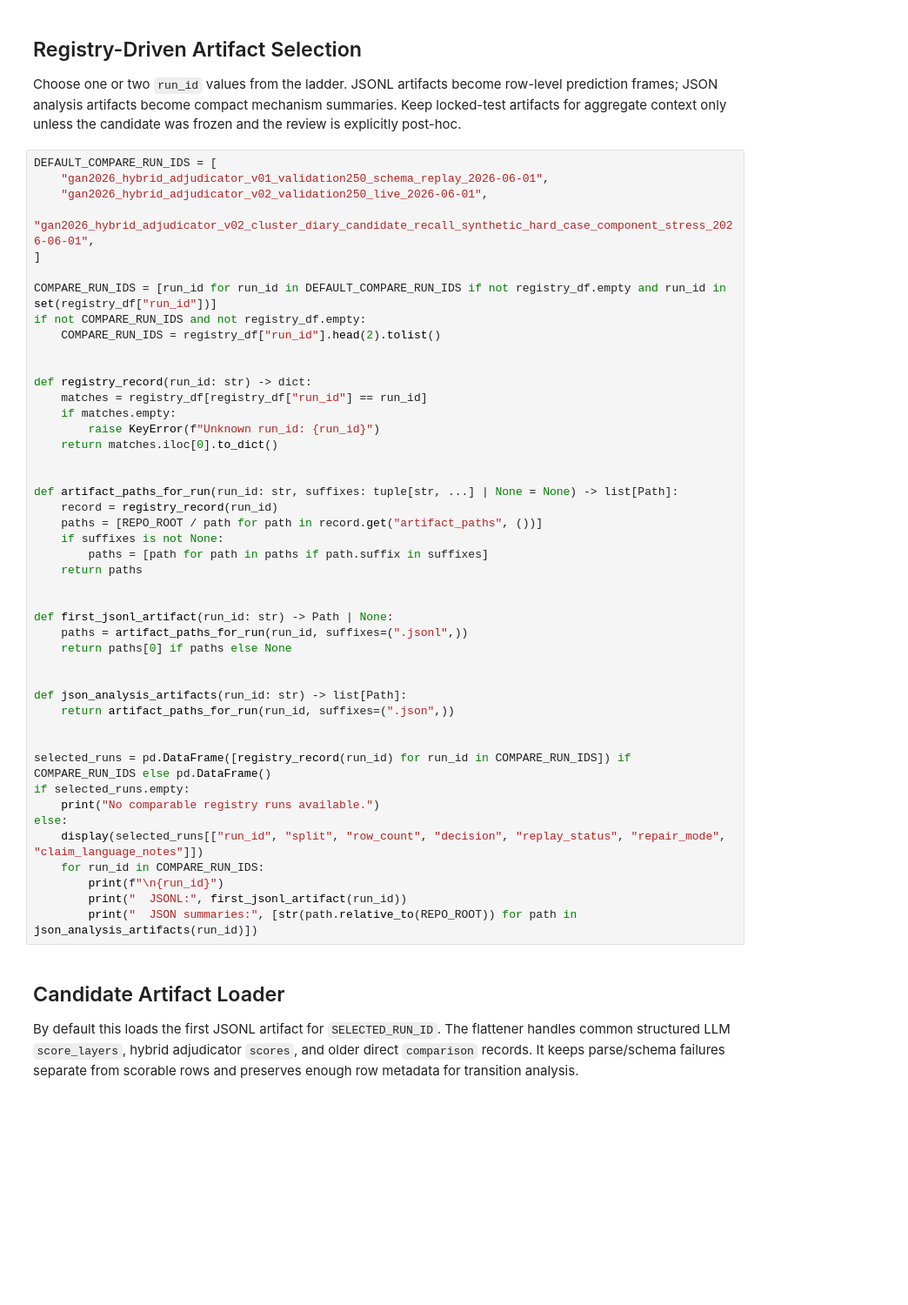
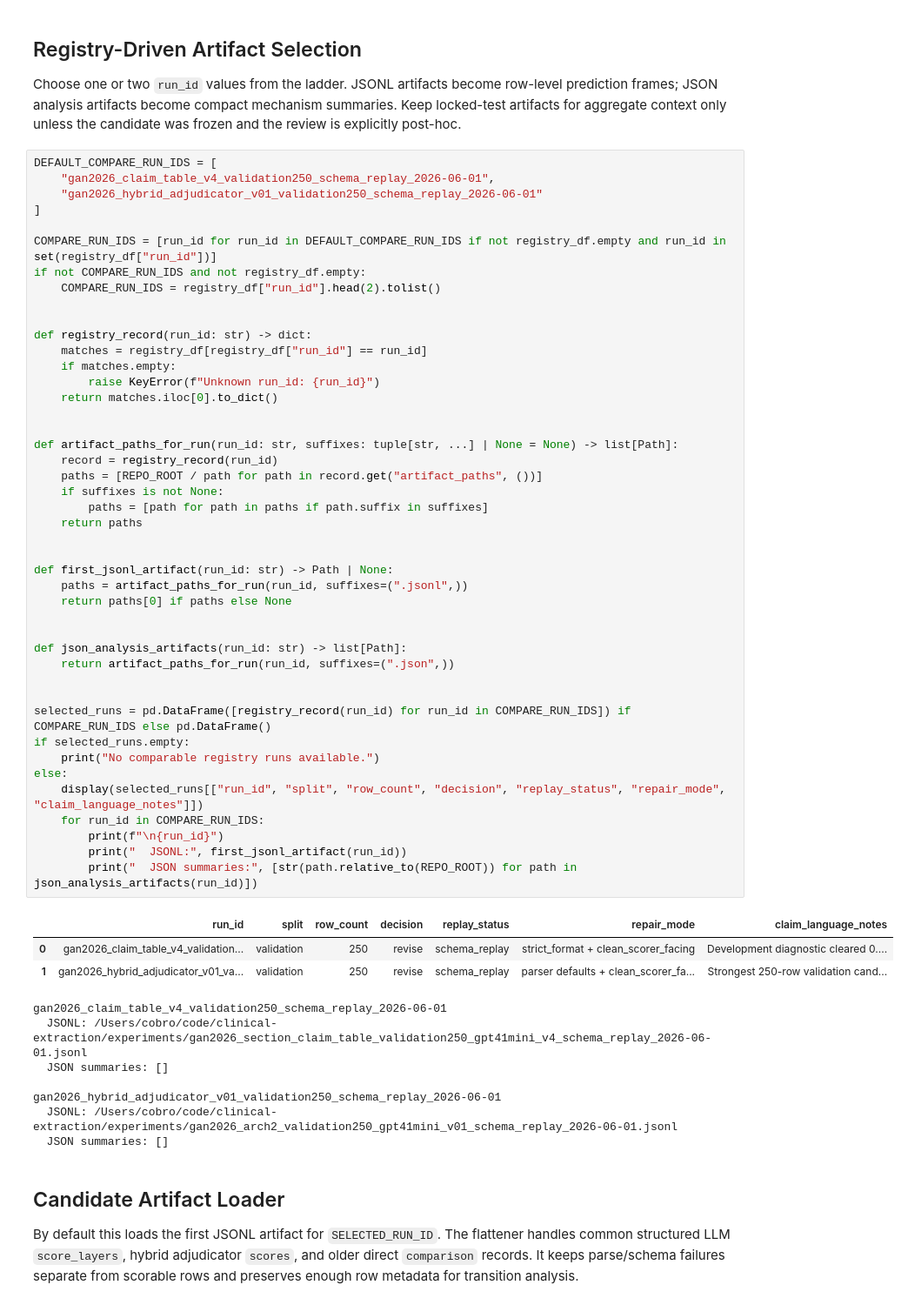
Before and after one commit to cbrown564-alt/clinical_extraction, a Jupyter notebook: notebooks/gan2026_living_observatory.ipynb, the cells around one changed output. Shown at 87% size. Drawn from its saved outputs; the diff is of its cells as text; blank space fills up the shorter version.

```diff
--- a/notebooks/gan2026_living_observatory.ipynb
+++ b/notebooks/gan2026_living_observatory.ipynb
@@ -363,9 +377,8 @@ else:
 Choose one or two `run_id` values from the ladder. JSONL artifacts become row-level prediction frames; JSON analysis artifacts become compact mechanism summaries. Keep locked-test artifacts for aggregate context only unless the candidate was frozen and the review is explicitly post-hoc.
 # %%
 DEFAULT_COMPARE_RUN_IDS = [
-    "gan2026_hybrid_adjudicator_v01_validation250_schema_replay_2026-06-01",
-    "gan2026_hybrid_adjudicator_v02_validation250_live_2026-06-01",
-    "gan2026_hybrid_adjudicator_v02_cluster_diary_candidate_recall_synthetic_hard_case_component_stress_2026-06-01",
+    "gan2026_claim_table_v4_validation250_schema_replay_2026-06-01",
+    "gan2026_hybrid_adjudicator_v01_validation250_schema_replay_2026-06-01"
 ]
 
 COMPARE_RUN_IDS = [run_id for run_id in DEFAULT_COMPARE_RUN_IDS if not registry_df.empty and run_id in set(registry_df["run_id"])]
@@ -379,33 +392,44 @@ def registry_record(run_id: str) -> dict:
         raise KeyError(f"Unknown run_id: {run_id}")
     return matches.iloc[0].to_dict()
 
 
 def artifact_paths_for_run(run_id: str, suffixes: tuple[str, ...] | None = None) -> list[Path]:
     record = registry_record(run_id)
     paths = [REPO_ROOT / path for path in record.get("artifact_paths", ())]
     if suffixes is not None:
         paths = [path for path in paths if path.suffix in suffixes]
     return paths
 
 
 def first_jsonl_artifact(run_id: str) -> Path | None:
     paths = artifact_paths_for_run(run_id, suffixes=(".jsonl",))
     return paths[0] if paths else None
 
 
 def json_analysis_artifacts(run_id: str) -> list[Path]:
     return artifact_paths_for_run(run_id, suffixes=(".json",))
 
 
 selected_runs = pd.DataFrame([registry_record(run_id) for run_id in COMPARE_RUN_IDS]) if COMPARE_RUN_IDS else pd.DataFrame()
 if selected_runs.empty:
     print("No comparable registry runs available.")
 else:
     display(selected_runs[["run_id", "split", "row_count", "decision", "replay_status", "repair_mode", "claim_language_notes"]])
     for run_id in COMPARE_RUN_IDS:
         print(f"\n{run_id}")
         print("  JSONL:", first_jsonl_artifact(run_id))
         print("  JSON summaries:", [str(path.relative_to(REPO_ROOT)) for path in json_analysis_artifacts(run_id)])
+# %% [output]
+|  | run_id | split | row_count | decision | replay_status | repair_mode | claim_language_notes |
+| 0 | gan2026_claim_table_v4_validation... | validation | 250 | revise | schema_replay | strict_format + clean_scorer_facing | Development diagnostic cleared 0.... |
+| 1 | gan2026_hybrid_adjudicator_v01_va... | validation | 250 | revise | schema_replay | parser defaults + clean_scorer_fa... | Strongest 250-row validation cand... |
+gan2026_claim_table_v4_validation250_schema_replay_2026-06-01
+  JSONL: /Users/cobro/code/clinical-extraction/experiments/gan2026_section_claim_table_validation250_gpt41mini_v4_schema_replay_2026-06-01.jsonl
+  JSON summaries: []
+
+gan2026_hybrid_adjudicator_v01_validation250_schema_replay_2026-06-01
+  JSONL: /Users/cobro/code/clinical-extraction/experiments/gan2026_arch2_validation250_gpt41mini_v01_schema_replay_2026-06-01.jsonl
+  JSON summaries: []
 # %% [markdown]
 ## Candidate Artifact Loader
 
```
Also changed, not shown: parts of 10 cells of this notebook, 6 other files.
